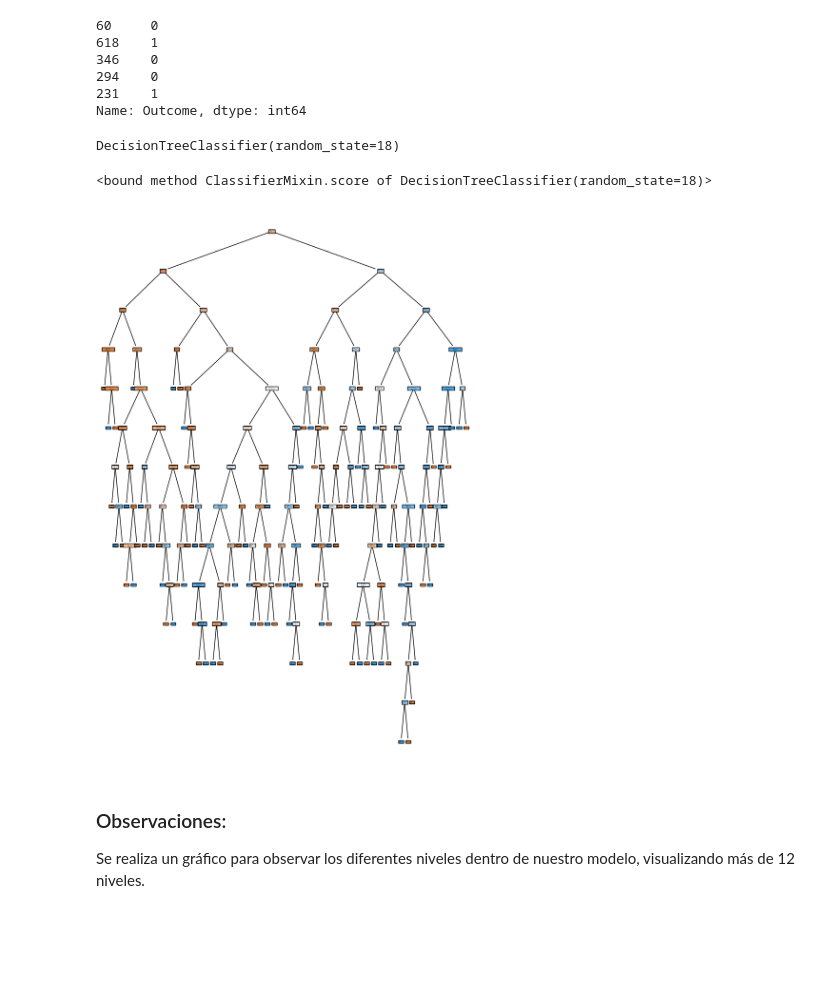
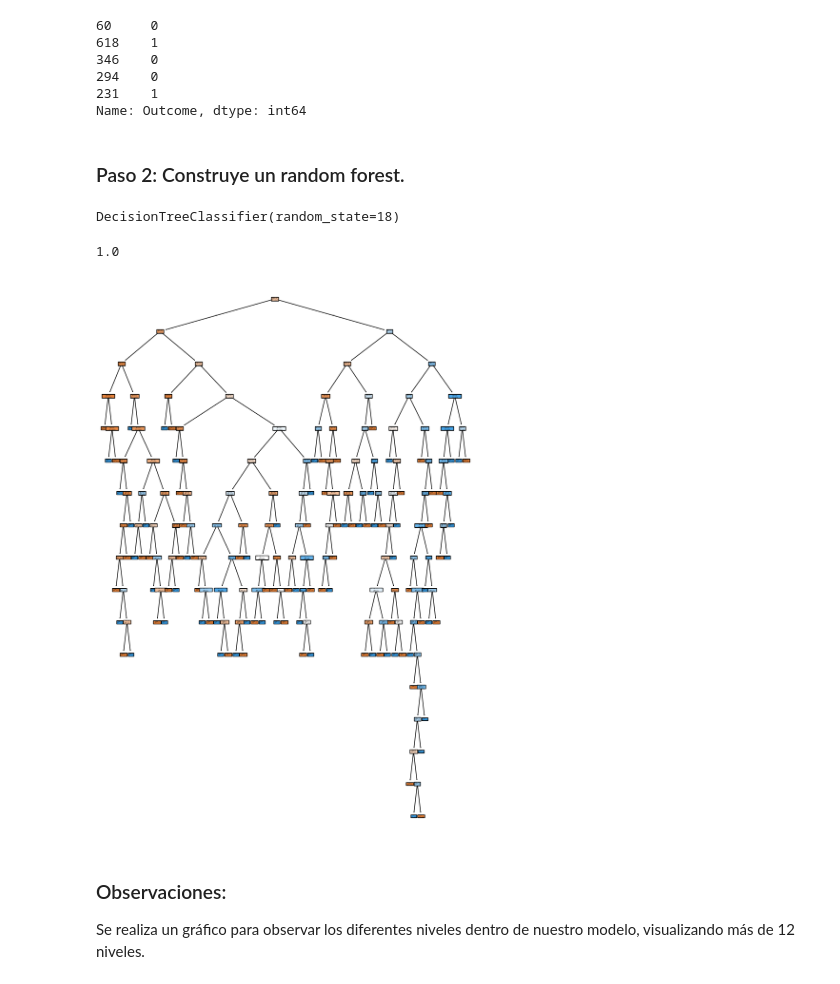
Before and after one commit to Antonio27M/ML-web-app-using-Streamlit, a Jupyter notebook: src/05-random-forest-diabetes.ipynb, the cells around one changed output. Cells and saved outputs as stored; diff of their text form; code cells hidden in the pictures; blank space fills up the shorter version.

```diff
--- a/src/05-random-forest-diabetes.ipynb
+++ b/src/05-random-forest-diabetes.ipynb
@@ -46,21 +45,23 @@ y_train.head()
 294    0
 231    1
 Name: Outcome, dtype: int64
+# %% [markdown]
+### Paso 2: Construye un random forest.
 # %%
 model = DecisionTreeClassifier(random_state=18)
 model.fit(X_train, y_train)
 # %% [output]
 DecisionTreeClassifier(random_state=18)
 # %%
-model.score
+model.score(X_train, y_train)
 # %% [output]
-<bound method ClassifierMixin.score of DecisionTreeClassifier(random_state=18)>
+1.0
 # %%
 fig = plt.figure(figsize=(10,15))
-tree.plot_tree(model, feature_names=list(X_train.columns), class_names=["0", "1"], filled=True)
+tree.plot_tree(model, feature_names=list(X_train.columns), class_names=["No Diabetes", "Diabetes"], filled=True)
 plt.show()
 # %% [output]
-[figure, old version]
+[figure, new version]
 # %% [markdown]
 ### Observaciones:
 
```
Also changed, not shown: parts of 21 cells of this notebook, 9 other files.
